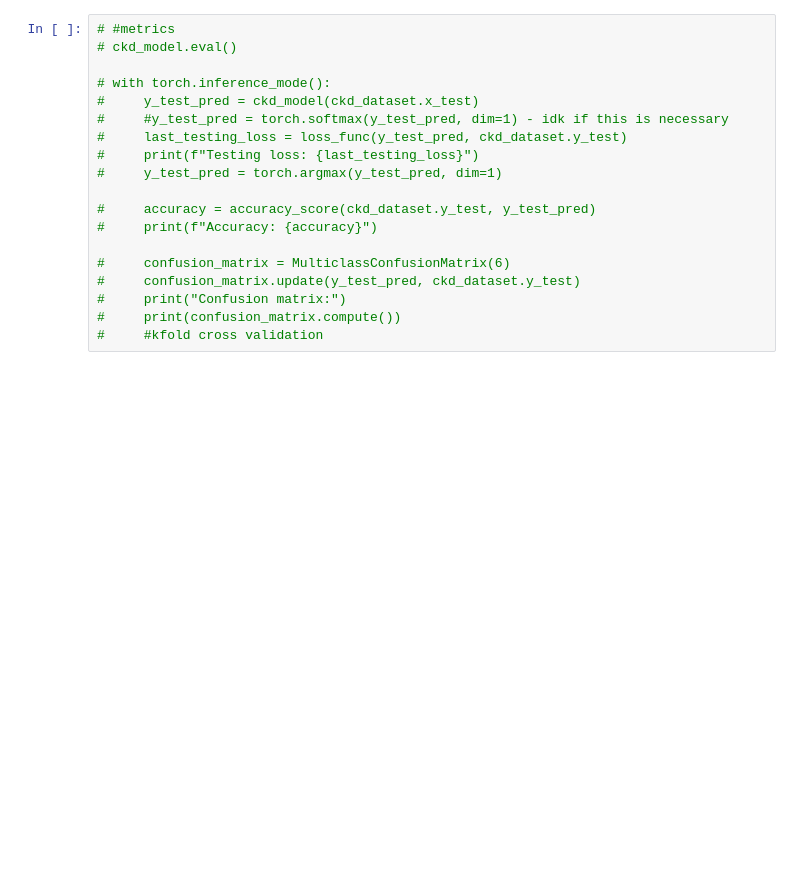
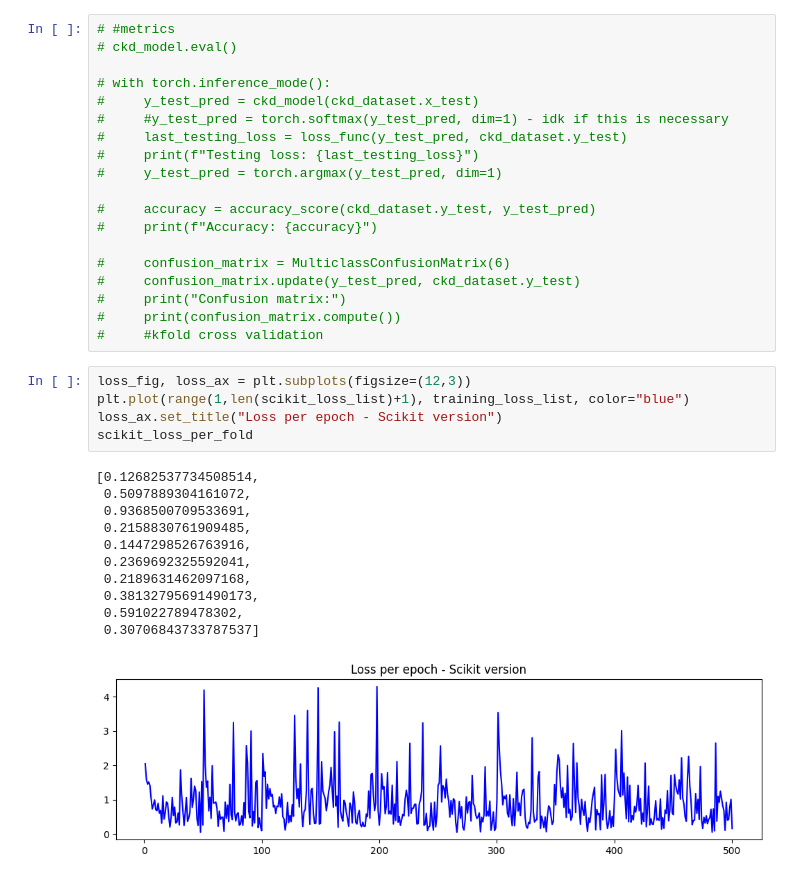
Before and after one commit to TheRidgeSpamss/CKD-ML, a Jupyter notebook: ckd_nn.ipynb, the cells around one changed output. Cells and saved outputs as stored; diff of their text form; blank space fills up the shorter version.

```diff
--- a/ckd_nn.ipynb
+++ b/ckd_nn.ipynb
@@ -352,6 +427,23 @@ Mean accuracy for each fold: 0.843607843137255
 #     print("Confusion matrix:")
 #     print(confusion_matrix.compute())
 #     #kfold cross validation
+# %%
+loss_fig, loss_ax = plt.subplots(figsize=(12,3))
+plt.plot(range(1,len(scikit_loss_list)+1), training_loss_list, color="blue")
+loss_ax.set_title("Loss per epoch - Scikit version")
+scikit_loss_per_fold
+# %% [output]
+[0.12682537734508514,
+ 0.5097889304161072,
+ 0.9368500709533691,
+ 0.2158830761909485,
+ 0.1447298526763916,
+ 0.2369692325592041,
+ 0.2189631462097168,
+ 0.38132795691490173,
+ 0.591022789478302,
+ 0.30706843733787537]
+[figure, added]
 # %%
 loss_fig, loss_ax = plt.subplots(figsize=(12,3))
 plt.plot(range(1,len(training_loss_list)+1), training_loss_list, color="blue")
```
Also changed, not shown: parts of 7 cells of this notebook.
